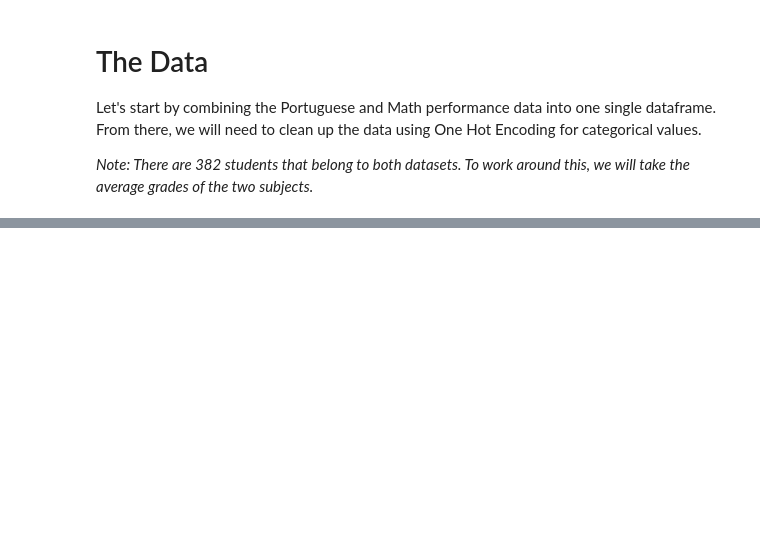
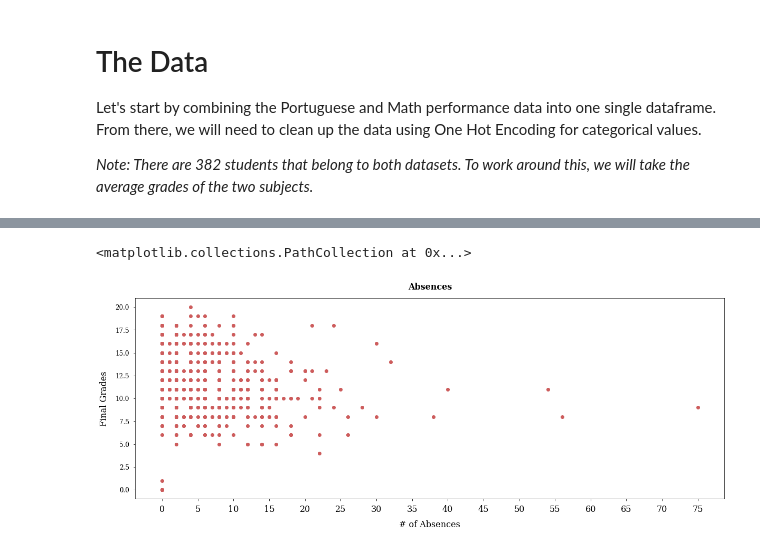
Before and after one commit to briannajzhang/student-performance, a Jupyter notebook: StudentPerformance.ipynb, the cells around one changed output, grey strips where cells are left out. Cells and saved outputs as stored; diff of their text form; code cells hidden in the pictures; blank space fills up the shorter version.

```diff
--- a/StudentPerformance.ipynb
+++ b/StudentPerformance.ipynb
@@ -59,0 +192,14 @@ NameError: name 'read' is not defined
+# %%
+xticks = []
+for idx in range(0, 18):
+    xticks.append(idx * 5)
+
+fig = plt.figure(figsize=(20, 7))
+plt.title("Absences", fontsize=16, fontweight='bold')
+plt.xlabel("# of Absences", fontsize=16)
+plt.ylabel("Final Grades", fontsize=16)
+plt.xticks(xticks, size=16)
+plt.scatter(performance_data["absences"].tolist(), performance_data["G3"].tolist(), color='indianred')
+# %% [output]
+<matplotlib.collections.PathCollection at 0x...>
+[figure, added]
```
Also changed, not shown: parts of 23 cells of this notebook, 3 other files.
